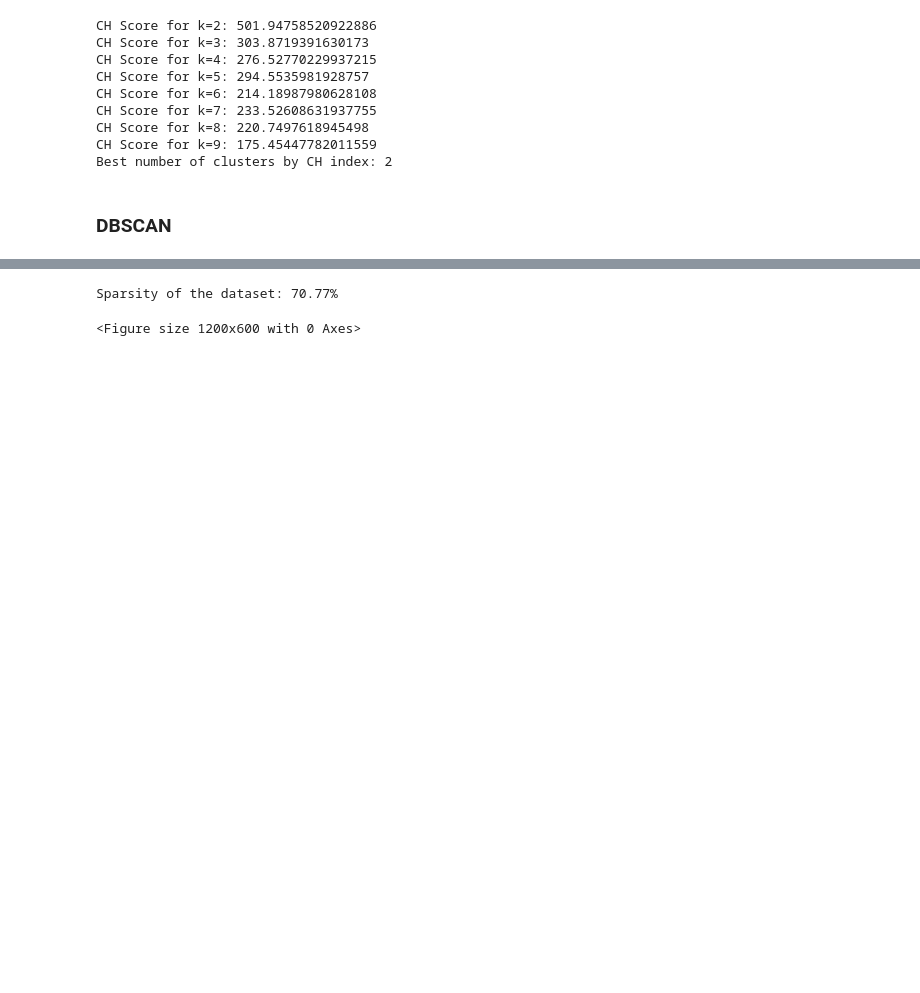
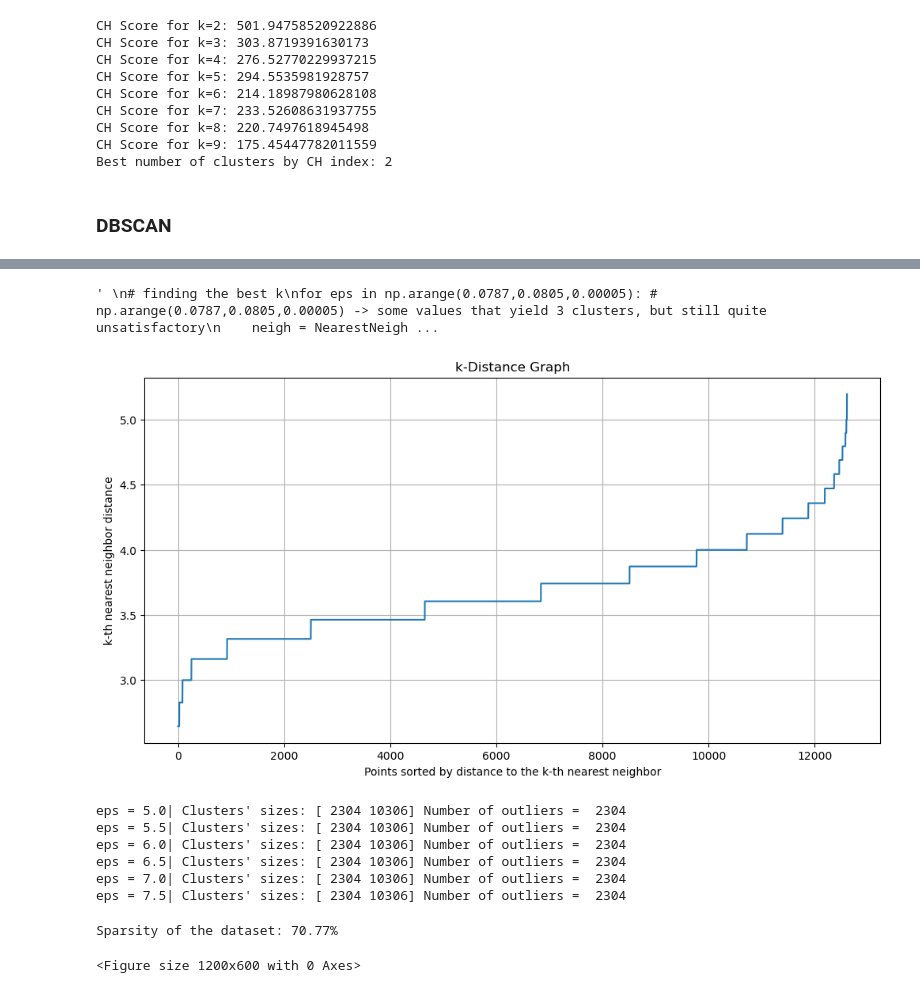
Before and after one commit to 07keyholder/MEDM_P2, a Jupyter notebook: c.ipynb, the cells around one changed output, grey strips where cells are left out. Drawn from its saved outputs; the diff is of its cells as text; code cells hidden in the pictures; blank space fills up the shorter version.

```diff
--- a/c.ipynb
+++ b/c.ipynb
@@ -497,3 +546,43 @@ Clusters' sizes: [8636 3974]
+# %%
+'''
+# finding the best k
+for eps in np.arange(0.0787,0.0805,0.00005): # np.arange(0.0787,0.0805,0.00005) -> some values that yield 3 clusters, but still quite unsatisfactory
+    neigh = NearestNeighbors(n_neighbors=k, metric='precomputed')
+    neigh.fit(gower_matrix)
+    distances, indices = neigh.kneighbors(gower_matrix)
+    sorted_distances = np.sort(distances, axis=0)[:, k-1]
+    mean_distance = sorted_distances.mean()
+    std_distance = sorted_distances.std()
+    eps_heuristic = mean_distance + 2 * std_distance
+    alpha = 1  # 1
+    eps_value = alpha * eps_heuristic
+    eps_value = eps
+    dbscan = DBSCAN(eps=eps_value, min_samples=54, metric='precomputed')
+    clusters = dbscan.fit_predict(gower_matrix)
+    # checking how many clusters are there
+    print(f"Number of clusters: {np.unique(clusters).size} at eps = {eps}")
+'''
+# %% [output]
+' \n# finding the best k\nfor eps in np.arange(0.0787,0.0805,0.00005): # np.arange(0.0787,0.0805,0.00005) -> some values that yield 3 clusters, but still quite unsatisfactory\n    neigh = NearestNeigh ...
+# %%
+k = 50
+#eps = 0.08
+distance_metric = 'manhattan' # 'gower', 'euclidean', 'manhattan' ||||| 'chebyshev', 'minkowski', 'wminkowski', 'seuclidean', 'mahalanobis'
+get_k_dist_plot(k, distance_metric)
+# %% [output]
+[figure, added]
+# %%
+for eps in np.arange(5,8,0.5):
+    get_DBSCAN(X, X_mca, k, eps, distance_metric, with_noise_Q=False, plotsQ=False, resultsQ=False,clustersQ=True)
+    # printing a list with the clusters' sizes, at each eps (excluding outliers)
+    print(f"eps = {eps}| Clusters' sizes: {np.unique(clusters, return_counts=True)[1]}","Number of outliers = ",np.count_nonzero(clusters == -1))
+# %% [output]
+eps = 5.0| Clusters' sizes: [ 2304 10306] Number of outliers =  2304
+eps = 5.5| Clusters' sizes: [ 2304 10306] Number of outliers =  2304
+eps = 6.0| Clusters' sizes: [ 2304 10306] Number of outliers =  2304
+eps = 6.5| Clusters' sizes: [ 2304 10306] Number of outliers =  2304
+eps = 7.0| Clusters' sizes: [ 2304 10306] Number of outliers =  2304
+eps = 7.5| Clusters' sizes: [ 2304 10306] Number of outliers =  2304
 # %%
 # Assuming 'X' is your dataset
 # If 'X' is a pandas DataFrame, convert it to a NumPy array for calculation
```
Also changed, not shown: parts of 4 cells of this notebook.
